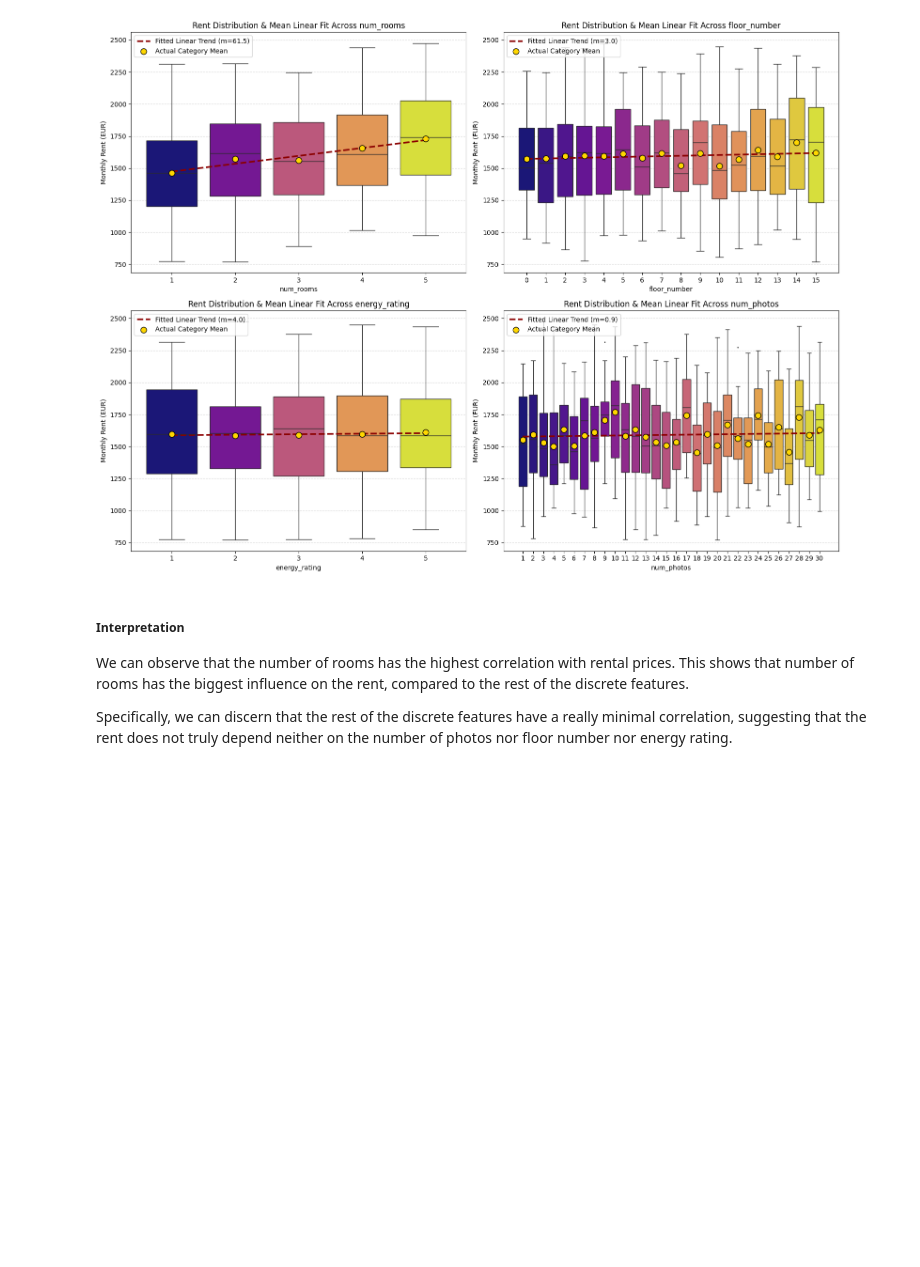
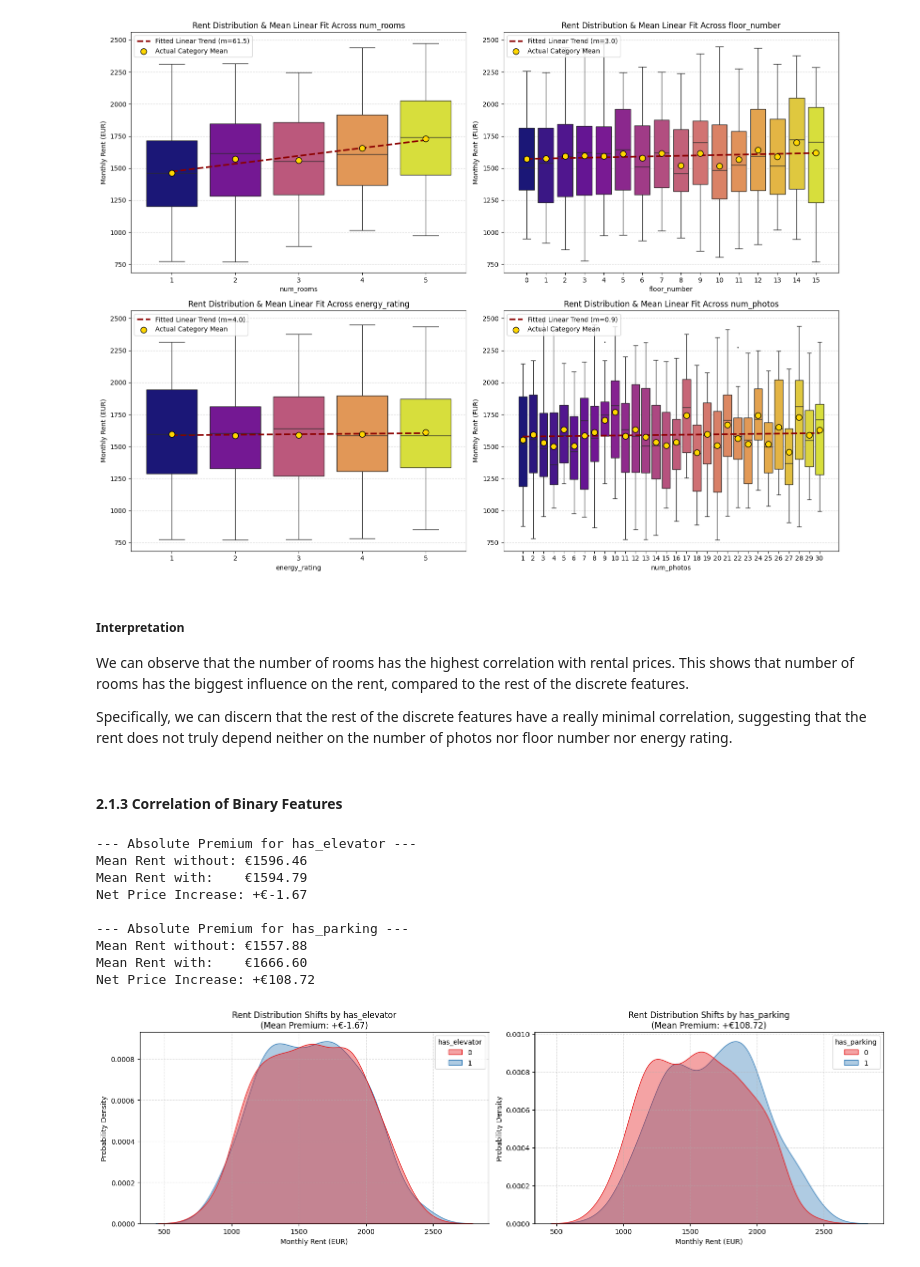
Before and after one commit to KSteponavicus/Urban-Rental-Pricing---Final-ML-Project, a Jupyter notebook: final_project.ipynb, the cells around one changed output. Drawn from its saved outputs; the diff is of its cells as text; code cells hidden in the pictures; blank space fills up the shorter version.

```diff
--- a/final_project.ipynb
+++ b/final_project.ipynb
@@ -186,3 +186,54 @@ plt.show()
 We can observe that the number of rooms has the highest correlation with rental prices. This shows that number of rooms has the biggest influence on the rent, compared to the rest of the discrete features.
 
 Specifically, we can discern that the rest of the discrete features have a really minimal correlation, suggesting that the rent does not truly depend neither on the number of photos nor floor number nor energy rating.
+# %% [markdown]
+#### 2.1.3 Correlation of Binary Features
+# %%
+# 2. Render Overlapping Density Plots to inspect structural price premiums
+fig, axes = plt.subplots(1, 2, figsize=(16, 5))
+
+for idx, col in enumerate(BINARY):
+    # Calculate quantitative pricing means to find the true premium
+    group_means = df_train.groupby(col)["rent_eur_month"].mean()
+
+    # Premium = Mean Rent with amenity (1) minus Mean Rent without amenity (0)
+    premium = group_means.loc[1] - group_means.loc[0]
+
+    print(f"--- Absolute Premium for {col} ---")
+    print(f"Mean Rent without: €{group_means.loc[0]:.2f}")
+    print(f"Mean Rent with:    €{group_means.loc[1]:.2f}")
+    print(f"Net Price Increase: +€{premium:.2f}\n")
+
+    # Generate the KDE distribution plots
+    sns.kdeplot(
+        data=df_train,
+        x="rent_eur_month",
+        hue=col,
+        fill=True,
+        common_norm=False,
+        palette="Set1",
+        alpha=0.4,
+        ax=axes[idx],
+    )
+
+    # Visual Polish
+    axes[idx].set_title(
+        f"Rent Distribution Shifts by {col}\n(Mean Premium: +€{premium:.2f})"
+    )
+    axes[idx].set_xlabel("Monthly Rent (EUR)")
+    axes[idx].set_ylabel("Probability Density")
+    axes[idx].grid(True, linestyle="--", alpha=0.4)
+
+plt.tight_layout()
+plt.show()
+# %% [output]
+--- Absolute Premium for has_elevator ---
+Mean Rent without: €1596.46
+Mean Rent with:    €1594.79
+Net Price Increase: +€-1.67
+
+--- Absolute Premium for has_parking ---
+Mean Rent without: €1557.88
+Mean Rent with:    €1666.60
+Net Price Increase: +€108.72
+[figure, added]
```
Also changed, not shown: parts of 9 cells of this notebook.
